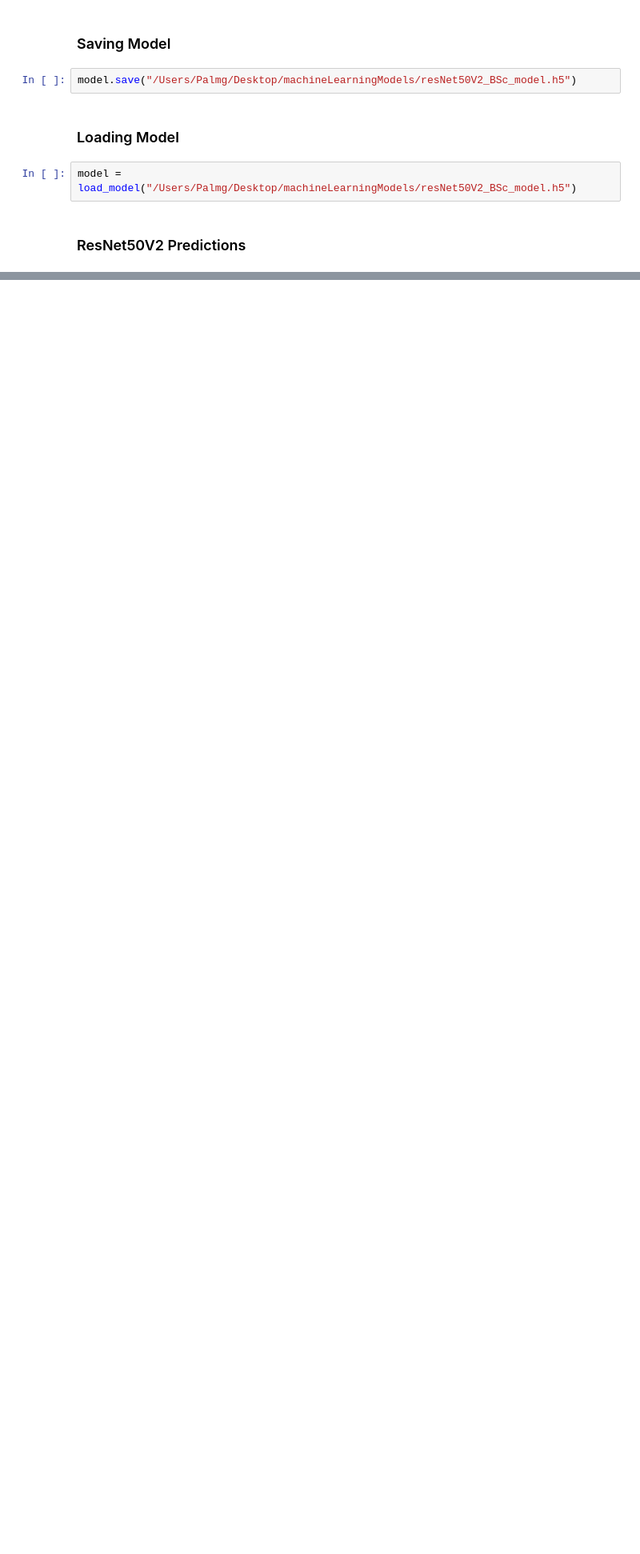
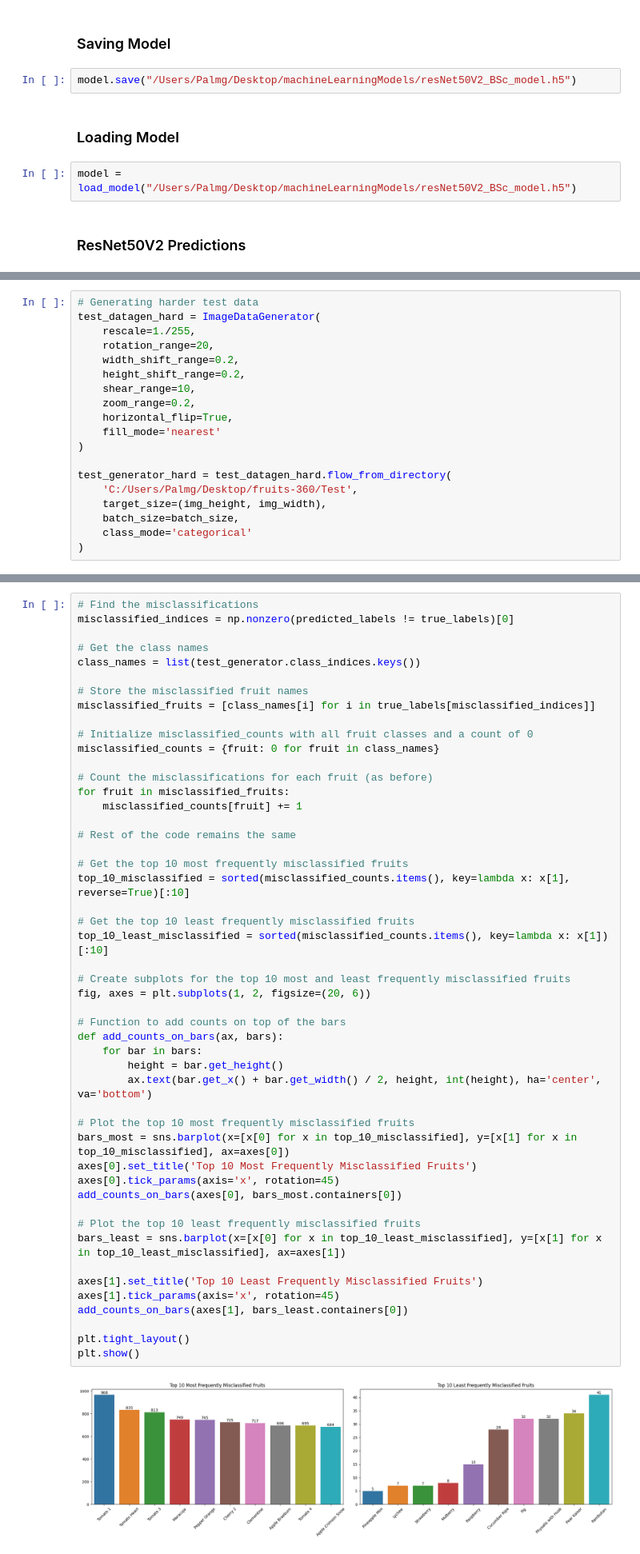
Before and after one commit to Palmgrenoskari/machineLearning, a Jupyter notebook: BSc/resnet50V2.ipynb, the cells around one changed output, grey strips where cells are left out. Shown at 80% size. Drawn from its saved outputs; the diff is of its cells as text; blank space fills up the shorter version.

Commit message:
misclassifications resnet50v2

```diff
--- a/BSc/resnet50V2.ipynb
+++ b/BSc/resnet50V2.ipynb
@@ -264,0 +263,19 @@ plt.show()
+# %%
+# Generating harder test data
+test_datagen_hard = ImageDataGenerator(
+    rescale=1./255,
+    rotation_range=20,
+    width_shift_range=0.2,
+    height_shift_range=0.2,
+    shear_range=10,
+    zoom_range=0.2,
+    horizontal_flip=True,
+    fill_mode='nearest'
+)
+
+test_generator_hard = test_datagen_hard.flow_from_directory(
+    'C:/Users/Palmg/Desktop/fruits-360/Test',
+    target_size=(img_height, img_width),
+    batch_size=batch_size,
+    class_mode='categorical'
+)
@@ -264,0 +315,51 @@ plt.show()
+# %%
+# Find the misclassifications
+misclassified_indices = np.nonzero(predicted_labels != true_labels)[0]
+
+# Get the class names
+class_names = list(test_generator.class_indices.keys())
+
+# Store the misclassified fruit names
+misclassified_fruits = [class_names[i] for i in true_labels[misclassified_indices]]
+
+# Initialize misclassified_counts with all fruit classes and a count of 0
+misclassified_counts = {fruit: 0 for fruit in class_names}
+
+# Count the misclassifications for each fruit (as before)
+for fruit in misclassified_fruits:
+    misclassified_counts[fruit] += 1
+
+# Rest of the code remains the same
+
+# Get the top 10 most frequently misclassified fruits
+top_10_misclassified = sorted(misclassified_counts.items(), key=lambda x: x[1], reverse=True)[:10]
+
+# Get the top 10 least frequently misclassified fruits
+top_10_least_misclassified = sorted(misclassified_counts.items(), key=lambda x: x[1])[:10]
+
+# Create subplots for the top 10 most and least frequently misclassified fruits
+fig, axes = plt.subplots(1, 2, figsize=(20, 6))
+
+# Function to add counts on top of the bars
+def add_counts_on_bars(ax, bars):
+    for bar in bars:
+        height = bar.get_height()
+        ax.text(bar.get_x() + bar.get_width() / 2, height, int(height), ha='center', va='bottom')
+
+# Plot the top 10 most frequently misclassified fruits
+bars_most = sns.barplot(x=[x[0] for x in top_10_misclassified], y=[x[1] for x in top_10_misclassified], ax=axes[0])
+axes[0].set_title('Top 10 Most Frequently Misclassified Fruits')
+axes[0].tick_params(axis='x', rotation=45)
+add_counts_on_bars(axes[0], bars_most.containers[0])
+
+# Plot the top 10 least frequently misclassified fruits
+bars_least = sns.barplot(x=[x[0] for x in top_10_least_misclassified], y=[x[1] for x in top_10_least_misclassified], ax=axes[1])
+
+axes[1].set_title('Top 10 Least Frequently Misclassified Fruits')
+axes[1].tick_params(axis='x', rotation=45)
+add_counts_on_bars(axes[1], bars_least.containers[0])
+
+plt.tight_layout()
+plt.show()
+# %% [output]
+[figure, added]
```
Also changed, not shown: parts of 10 cells of this notebook.
